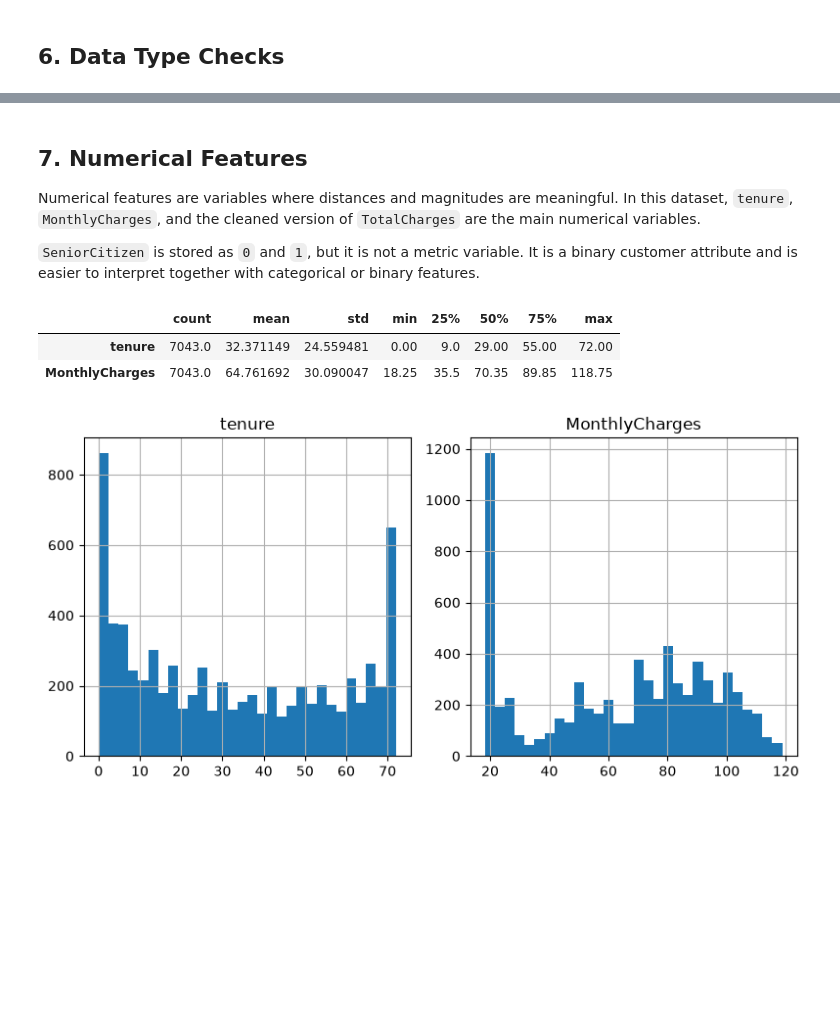
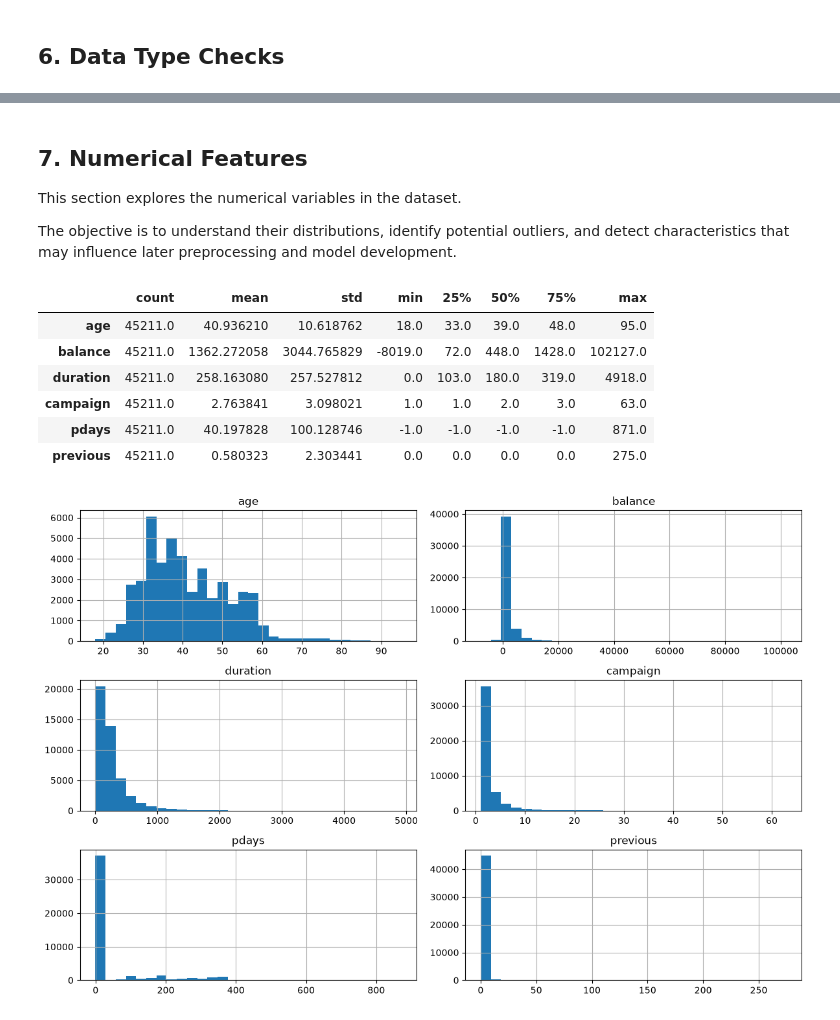
Before and after one commit to PatriciaDelgadoGorostiza/ads2-bank-marketing-project, a Jupyter notebook: notebooks/01_data_exploration.ipynb, the cells around one changed output, grey strips where cells are left out. Drawn from its saved outputs; the diff is of its cells as text; code cells hidden in the pictures; blank space fills up the shorter version.

```diff
--- a/notebooks/01_data_exploration.ipynb
+++ b/notebooks/01_data_exploration.ipynb
@@ -94,13 +96,13 @@ pd.set_option("display.max_rows", 100)
 
 def find_project_root(start: Path) -> Path:
     for path in [start, *start.parents]:
-        if (path / "data" / "raw" / "Telco-Customer-Churn.csv").exists():
+        if (path / "data" / "raw" / "bank-full.csv").exists():
             return path
-    raise FileNotFoundError("Could not find project root with data/raw/Telco-Customer-Churn.csv")
+    raise FileNotFoundError("Could not find project root with data/raw/bank-full.csv")
 
 
 PROJECT_ROOT = find_project_root(Path.cwd())
-DATA_PATH = PROJECT_ROOT / "data" / "raw" / "Telco-Customer-Churn.csv"
+DATA_PATH = PROJECT_ROOT / "data" / "raw" / "bank-full.csv"
 
 print(f"Project root: {PROJECT_ROOT}")
 DATA_PATH
@@ -113,9 +115,9 @@ PosixPath('/home/patri/master/2026-06-ads-II-master/data/raw/Telco-Customer-Chur
 if not DATA_PATH.exists():
     raise FileNotFoundError(
         f"Raw data file not found: {DATA_PATH}\n"
-        "Expected path: data/raw/Telco-Customer-Churn.csv"
+        "Expected path: data/raw/bank-full.csv"
     )
 
-df = pd.read_csv(DATA_PATH)
+df = pd.read_csv(DATA_PATH, sep=";")
 df.head()
 # %% [output]
@@ -313,21 +395,25 @@ Missing values after numeric conversion: 11
 # %% [markdown]
 ## 7. Numerical Features
 
-Numerical features are variables where distances and magnitudes are meaningful. In this dataset, `tenure`, `MonthlyCharges`, and the cleaned version of `TotalCharges` are the main numerical variables.
+This section explores the numerical variables in the dataset.
 
-`SeniorCitizen` is stored as `0` and `1`, but it is not a metric variable. It is a binary customer attribute and is easier to interpret together with categorical or binary features.
+The objective is to understand their distributions, identify potential outliers, and detect characteristics that may influence later preprocessing and model development.
 # %%
-numeric_columns = ["tenure", "MonthlyCharges"]
+numeric_columns = ["age", "balance", "duration", "campaign", "pdays", "previous"]
 
 numeric_summary = df[numeric_columns].describe().T
 numeric_summary
 # %% [output]
 |  | count | mean | std | min | 25% | 50% | 75% | max |
-| tenure | 7043.0 | 32.371149 | 24.559481 | 0.00 | 9.0 | 29.00 | 55.00 | 72.00 |
-| MonthlyCharges | 7043.0 | 64.761692 | 30.090047 | 18.25 | 35.5 | 70.35 | 89.85 | 118.75 |
+| age | 45211.0 | 40.936210 | 10.618762 | 18.0 | 33.0 | 39.0 | 48.0 | 95.0 |
+| balance | 45211.0 | 1362.272058 | 3044.765829 | -8019.0 | 72.0 | 448.0 | 1428.0 | 102127.0 |
+| duration | 45211.0 | 258.163080 | 257.527812 | 0.0 | 103.0 | 180.0 | 319.0 | 4918.0 |
+| campaign | 45211.0 | 2.763841 | 3.098021 | 1.0 | 1.0 | 2.0 | 3.0 | 63.0 |
+| pdays | 45211.0 | 40.197828 | 100.128746 | -1.0 | -1.0 | -1.0 | -1.0 | 871.0 |
+| previous | 45211.0 | 0.580323 | 2.303441 | 0.0 | 0.0 | 0.0 | 0.0 | 275.0 |
 # %%
-df[numeric_columns].hist(figsize=(8, 4), bins=30)
+df[numeric_columns].hist(figsize=(12, 8), bins=30)
 plt.tight_layout()
 plt.show()
 # %% [output]
-[figure, old version]
+[figure, new version]
```
Also changed, not shown: parts of 48 cells of this notebook, 5 other files.
